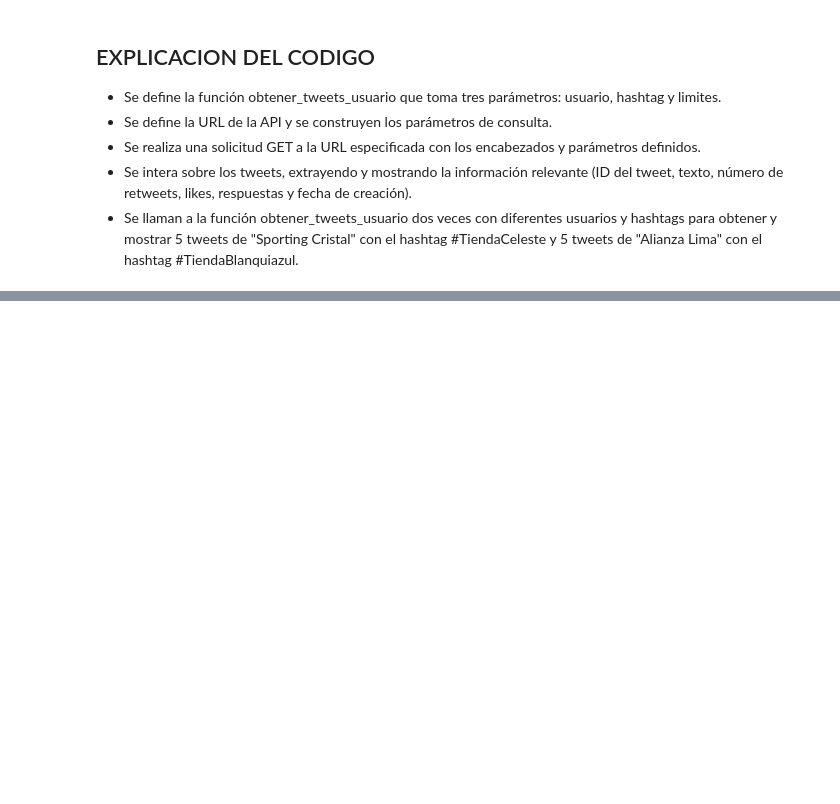
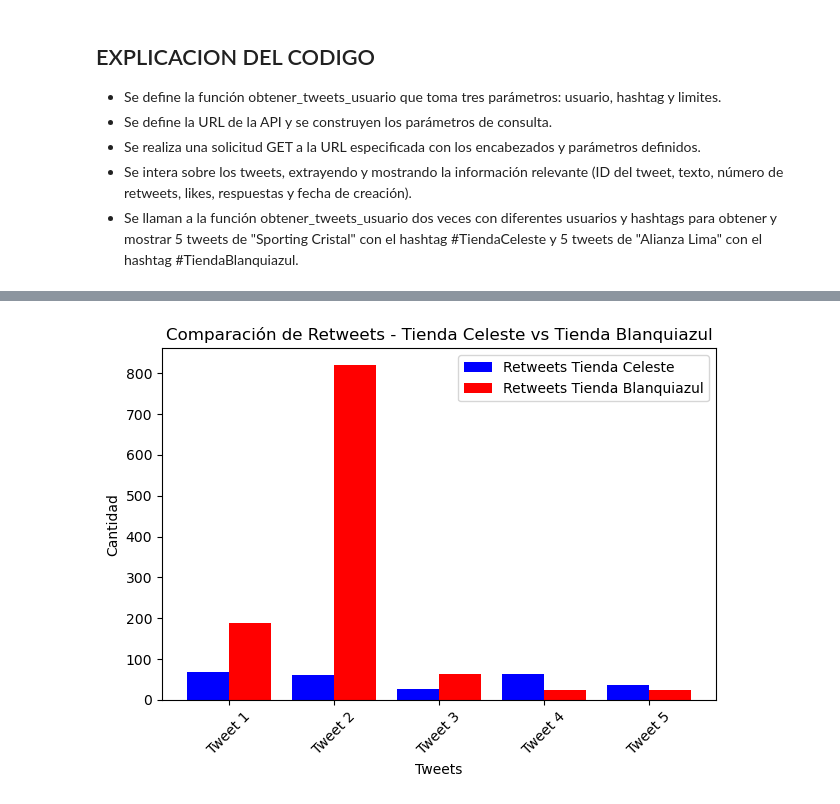
Before and after one commit to EduardoArevalo2004/Trabajo_LP, a Jupyter notebook: Trabajo_grupal.ipynb, the cells around one changed output, grey strips where cells are left out. Saved outputs shown, nothing was run; the diff lists cells and outputs as text; code cells hidden in the pictures; blank space fills up the shorter version.

```diff
--- a/Trabajo_grupal.ipynb
+++ b/Trabajo_grupal.ipynb
@@ -274,0 +278,24 @@ Date: None
+# %%
+# Crear gráfico de retweets
+def crear_grafico_retweets(retweets_celeste, retweets_blanquiazul):
+    fig, ax = plt.subplots()
+
+    index = range(len(retweets_celeste))
+    bar_width = 0.4
+
+    bar1 = plt.bar([i for i in index], retweets_celeste, bar_width, label='Retweets Tienda Celeste', color='blue')
+    bar2 = plt.bar([i + bar_width for i in index], retweets_blanquiazul, bar_width, label='Retweets Tienda Blanquiazul', color='red')
+
+    plt.xlabel('Tweets')
+    plt.ylabel('Cantidad')
+    plt.title('Comparación de Retweets - Tienda Celeste vs Tienda Blanquiazul')
+    plt.xticks([i + 0.5*bar_width for i in index], [f'Tweet {i+1}' for i in index], rotation=45)
+    plt.legend()
+
+    plt.tight_layout()
+    plt.show()
+
+# Crear gráfico de retweets
+crear_grafico_retweets(retweets_celeste, retweets_blanquiazul)
+# %% [output]
+[figure, added]
```
Also changed, not shown: parts of 5 cells of this notebook.
